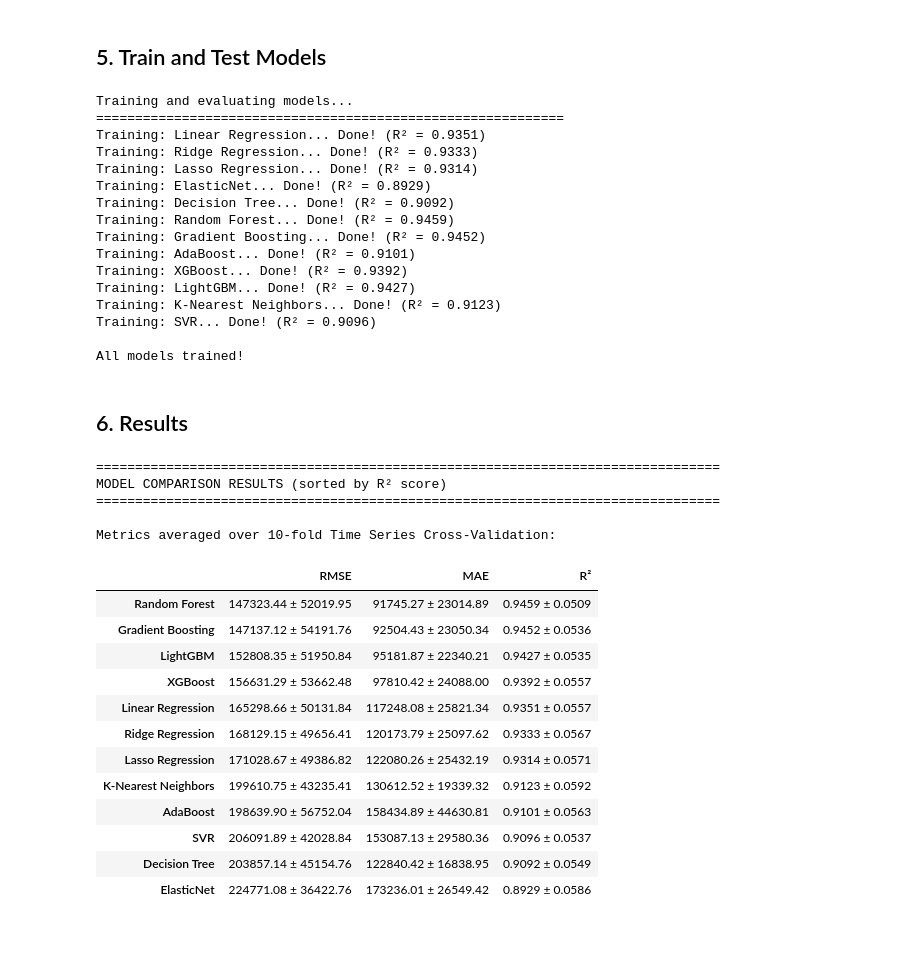
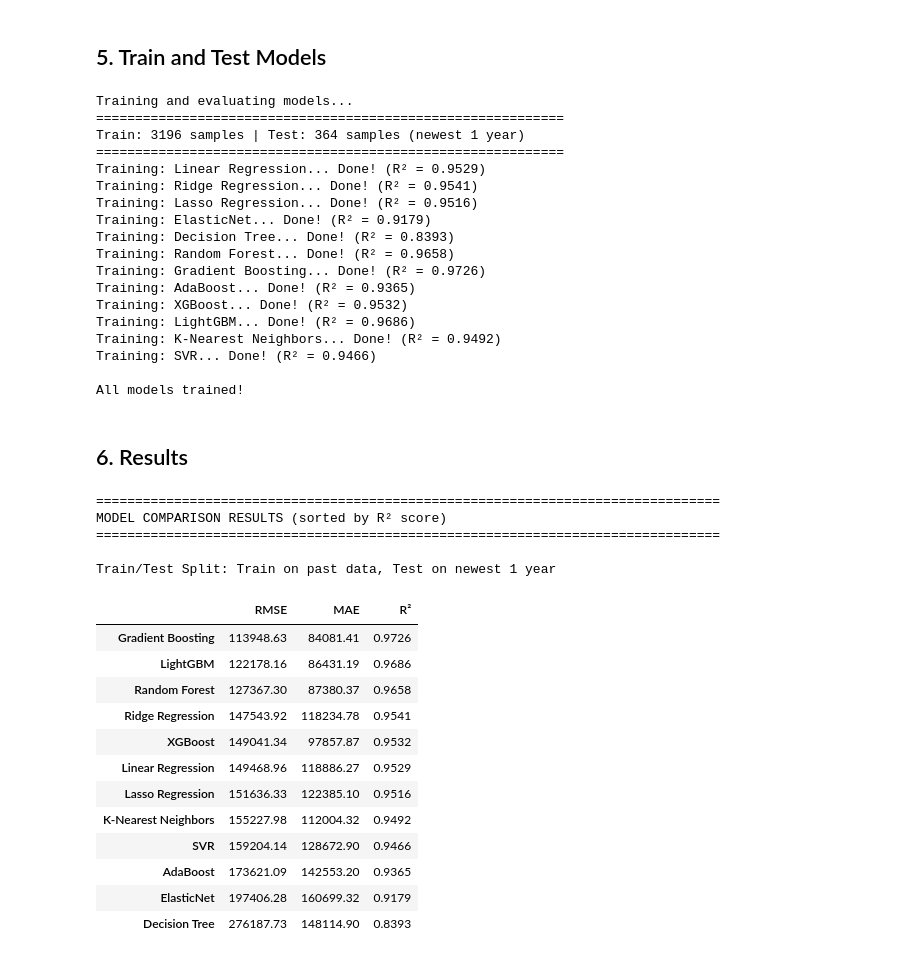
Before and after one commit to DiPalmaGiuseppe/DataScience-Project, a Jupyter notebook: src/5_model_selection.ipynb, the cells around one changed output. Cells and saved outputs as stored; diff of their text form; code cells hidden in the pictures.

Commit message:
Update Step 5 and 4 model selection notebook with new execution counts and final conclusions; add new dataset for SLP prediction spanning multiple years.

```diff
--- a/src/5_model_selection.ipynb
+++ b/src/5_model_selection.ipynb
@@ -342,37 +339,41 @@ def evaluate_model(model, X, y, tscv):
     }
 # %%
-# Train and evaluate all models
+# Train and evaluate all models using single train/test split
 results = {}
 
 print("Training and evaluating models...")
-print("="*60)
+print("=" * 60)
+print(f"Train: {len(X_train_main)} samples | Test: {len(X_test_main)} samples (newest 1 year)")
+print("=" * 60)
 
 for name, model in models.items():
     print(f"Training: {name}...", end=" ")
     try:
-        metrics = evaluate_model(model, X_scaled, y, tscv)
+        metrics = evaluate_model_single_split(model, X_train_main, X_test_main, y_train_main, y_test_main)
         results[name] = metrics
-        print(f"Done! (R² = {metrics['R2_mean']:.4f})")
+        print(f"Done! (R² = {metrics['R2']:.4f})")
     except Exception as e:
         print(f"Error: {str(e)}")
-        results[name] = {'RMSE_mean': np.nan, 'MAE_mean': np.nan, 'R2_mean': np.nan}
+        results[name] = {'RMSE': np.nan, 'MAE': np.nan, 'R2': np.nan}
 
 print("\nAll models trained!")
 # %% [output]
 Training and evaluating models...
 ============================================================
-Training: Linear Regression... Done! (R² = 0.9351)
-Training: Ridge Regression... Done! (R² = 0.9333)
-Training: Lasso Regression... Done! (R² = 0.9314)
-Training: ElasticNet... Done! (R² = 0.8929)
-Training: Decision Tree... Done! (R² = 0.9092)
-Training: Random Forest... Done! (R² = 0.9459)
-Training: Gradient Boosting... Done! (R² = 0.9452)
-Training: AdaBoost... Done! (R² = 0.9101)
-Training: XGBoost... Done! (R² = 0.9392)
-Training: LightGBM... Done! (R² = 0.9427)
-Training: K-Nearest Neighbors... Done! (R² = 0.9123)
-Training: SVR... Done! (R² = 0.9096)
+Train: 3196 samples | Test: 364 samples (newest 1 year)
+============================================================
+Training: Linear Regression... Done! (R² = 0.9529)
+Training: Ridge Regression... Done! (R² = 0.9541)
+Training: Lasso Regression... Done! (R² = 0.9516)
+Training: ElasticNet... Done! (R² = 0.9179)
+Training: Decision Tree... Done! (R² = 0.8393)
+Training: Random Forest... Done! (R² = 0.9658)
+Training: Gradient Boosting... Done! (R² = 0.9726)
+Training: AdaBoost... Done! (R² = 0.9365)
+Training: XGBoost... Done! (R² = 0.9532)
+Training: LightGBM... Done! (R² = 0.9686)
+Training: K-Nearest Neighbors... Done! (R² = 0.9492)
+Training: SVR... Done! (R² = 0.9466)
 
 All models trained!
 # %% [markdown]
@@ -380,38 +381,38 @@ All models trained!
 # %%
 # Create results DataFrame
 results_df = pd.DataFrame(results).T
-results_df = results_df.sort_values('R2_mean', ascending=False)
+results_df = results_df.sort_values('R2', ascending=False)
 
 # Format for display
 results_display = results_df.copy()
-results_display['RMSE'] = results_display.apply(lambda x: f"{x['RMSE_mean']:.2f} ± {x['RMSE_std']:.2f}", axis=1)
-results_display['MAE'] = results_display.apply(lambda x: f"{x['MAE_mean']:.2f} ± {x['MAE_std']:.2f}", axis=1)
-results_display['R²'] = results_display.apply(lambda x: f"{x['R2_mean']:.4f} ± {x['R2_std']:.4f}", axis=1)
+results_display['RMSE_fmt'] = results_display['RMSE'].apply(lambda x: f"{x:.2f}")
+results_display['MAE_fmt'] = results_display['MAE'].apply(lambda x: f"{x:.2f}")
+results_display['R²_fmt'] = results_display['R2'].apply(lambda x: f"{x:.4f}")
 
-print("\n" + "="*80)
+print("\n" + "=" * 80)
 print("MODEL COMPARISON RESULTS (sorted by R² score)")
-print("="*80)
-print("\nMetrics averaged over 10-fold Time Series Cross-Validation:")
+print("=" * 80)
+print(f"\nTrain/Test Split: Train on past data, Test on newest 1 year")
 print()
-results_display[['RMSE', 'MAE', 'R²']]
+results_display[['RMSE_fmt', 'MAE_fmt', 'R²_fmt']].rename(columns={'RMSE_fmt': 'RMSE', 'MAE_fmt': 'MAE', 'R²_fmt': 'R²'})
 # %% [output]
 ================================================================================
 MODEL COMPARISON RESULTS (sorted by R² score)
 ================================================================================
 
-Metrics averaged over 10-fold Time Series Cross-Validation:
+Train/Test Split: Train on past data, Test on newest 1 year
 |  | RMSE | MAE | R² |
-| Random Forest | 147323.44 ± 52019.95 | 91745.27 ± 23014.89 | 0.9459 ± 0.0509 |
-| Gradient Boosting | 147137.12 ± 54191.76 | 92504.43 ± 23050.34 | 0.9452 ± 0.0536 |
-| LightGBM | 152808.35 ± 51950.84 | 95181.87 ± 22340.21 | 0.9427 ± 0.0535 |
-| XGBoost | 156631.29 ± 53662.48 | 97810.42 ± 24088.00 | 0.9392 ± 0.0557 |
-| Linear Regression | 165298.66 ± 50131.84 | 117248.08 ± 25821.34 | 0.9351 ± 0.0557 |
-| Ridge Regression | 168129.15 ± 49656.41 | 120173.79 ± 25097.62 | 0.9333 ± 0.0567 |
-| Lasso Regression | 171028.67 ± 49386.82 | 122080.26 ± 25432.19 | 0.9314 ± 0.0571 |
-| K-Nearest Neighbors | 199610.75 ± 43235.41 | 130612.52 ± 19339.32 | 0.9123 ± 0.0592 |
-| AdaBoost | 198639.90 ± 56752.04 | 158434.89 ± 44630.81 | 0.9101 ± 0.0563 |
-| SVR | 206091.89 ± 42028.84 | 153087.13 ± 29580.36 | 0.9096 ± 0.0537 |
-| Decision Tree | 203857.14 ± 45154.76 | 122840.42 ± 16838.95 | 0.9092 ± 0.0549 |
-| ElasticNet | 224771.08 ± 36422.76 | 173236.01 ± 26549.42 | 0.8929 ± 0.0586 |
+| Gradient Boosting | 113948.63 | 84081.41 | 0.9726 |
+| LightGBM | 122178.16 | 86431.19 | 0.9686 |
+| Random Forest | 127367.30 | 87380.37 | 0.9658 |
+| Ridge Regression | 147543.92 | 118234.78 | 0.9541 |
+| XGBoost | 149041.34 | 97857.87 | 0.9532 |
+| Linear Regression | 149468.96 | 118886.27 | 0.9529 |
+| Lasso Regression | 151636.33 | 122385.10 | 0.9516 |
+| K-Nearest Neighbors | 155227.98 | 112004.32 | 0.9492 |
+| SVR | 159204.14 | 128672.90 | 0.9466 |
+| AdaBoost | 173621.09 | 142553.20 | 0.9365 |
+| ElasticNet | 197406.28 | 160699.32 | 0.9179 |
+| Decision Tree | 276187.73 | 148114.90 | 0.8393 |
 # %%
 # Summary statistics
```
Also changed, not shown: parts of 26 cells of this notebook, 1 other file.
